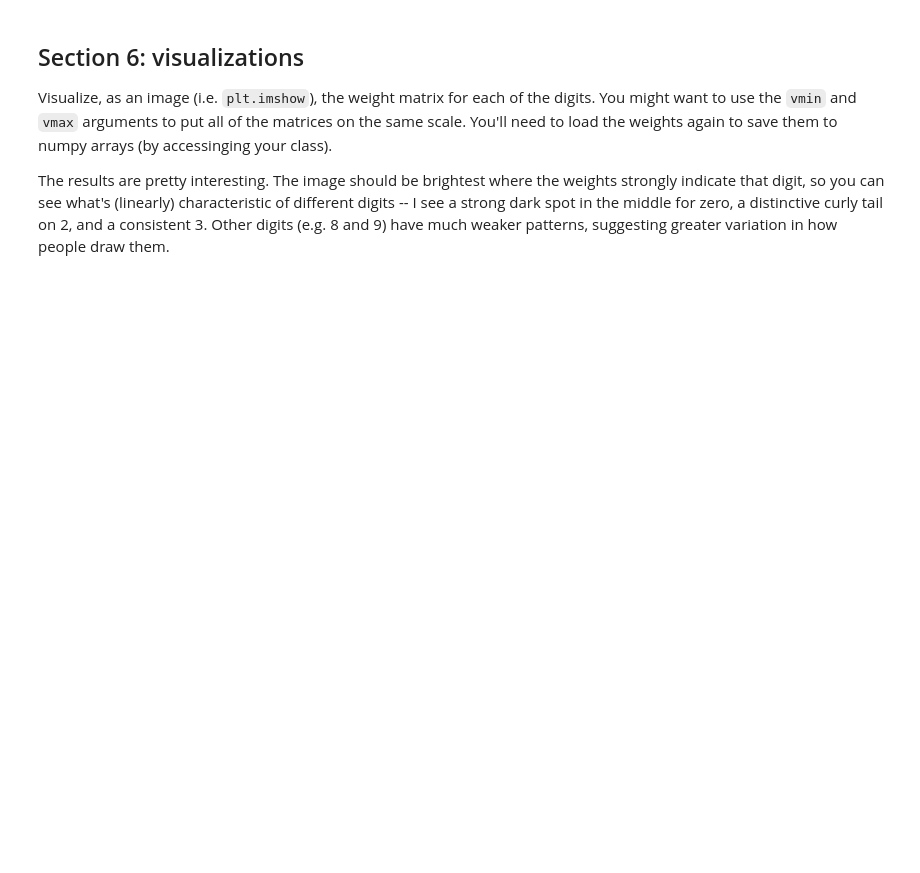
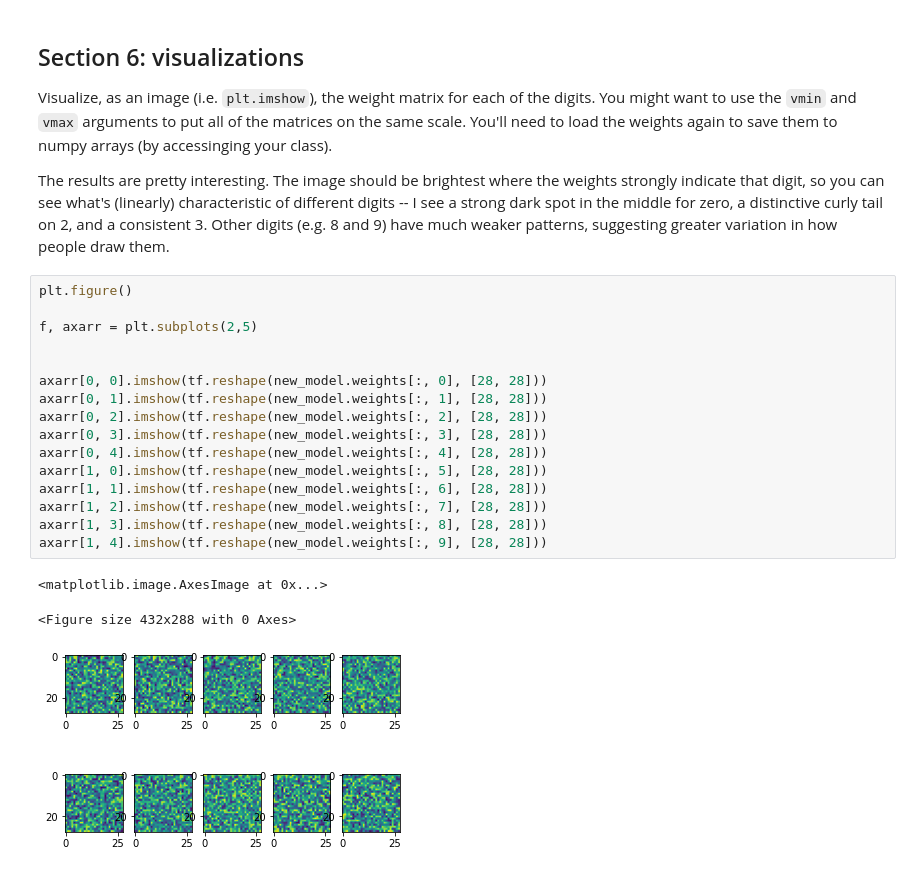
Before and after one commit to kantmanav/manav-cs12, a Jupyter notebook: labs/lab_2_linear_models/lab_2.ipynb, the cells around one changed output. Drawn from its saved outputs; the diff is of its cells as text; blank space fills up the shorter version.

Commit message:
Visualize weights matrices.

```diff
--- a/labs/lab_2_linear_models/lab_2.ipynb
+++ b/labs/lab_2_linear_models/lab_2.ipynb
@@ -364,3 +367,23 @@ You'll need to load the weights again to save them to numpy arrays (by accessing
 The results are pretty interesting.
 The image should be brightest where the weights strongly indicate that digit, so you can see what's (linearly) characteristic of different digits -- I see a strong dark spot in the middle for zero, a distinctive curly tail on 2, and a consistent 3.
 Other digits (e.g. 8 and 9) have much weaker patterns, suggesting greater variation in how people draw them.
+# %%
+plt.figure()
+
+f, axarr = plt.subplots(2,5)
+
+
+axarr[0, 0].imshow(tf.reshape(new_model.weights[:, 0], [28, 28]))
+axarr[0, 1].imshow(tf.reshape(new_model.weights[:, 1], [28, 28]))
+axarr[0, 2].imshow(tf.reshape(new_model.weights[:, 2], [28, 28]))
+axarr[0, 3].imshow(tf.reshape(new_model.weights[:, 3], [28, 28]))
+axarr[0, 4].imshow(tf.reshape(new_model.weights[:, 4], [28, 28]))
+axarr[1, 0].imshow(tf.reshape(new_model.weights[:, 5], [28, 28]))
+axarr[1, 1].imshow(tf.reshape(new_model.weights[:, 6], [28, 28]))
+axarr[1, 2].imshow(tf.reshape(new_model.weights[:, 7], [28, 28]))
+axarr[1, 3].imshow(tf.reshape(new_model.weights[:, 8], [28, 28]))
+axarr[1, 4].imshow(tf.reshape(new_model.weights[:, 9], [28, 28]))
+# %% [output]
+<matplotlib.image.AxesImage at 0x...>
+<Figure size 432x288 with 0 Axes>
+[figure, added]
```
Also changed, not shown: parts of 4 cells of this notebook, 6 other files.
